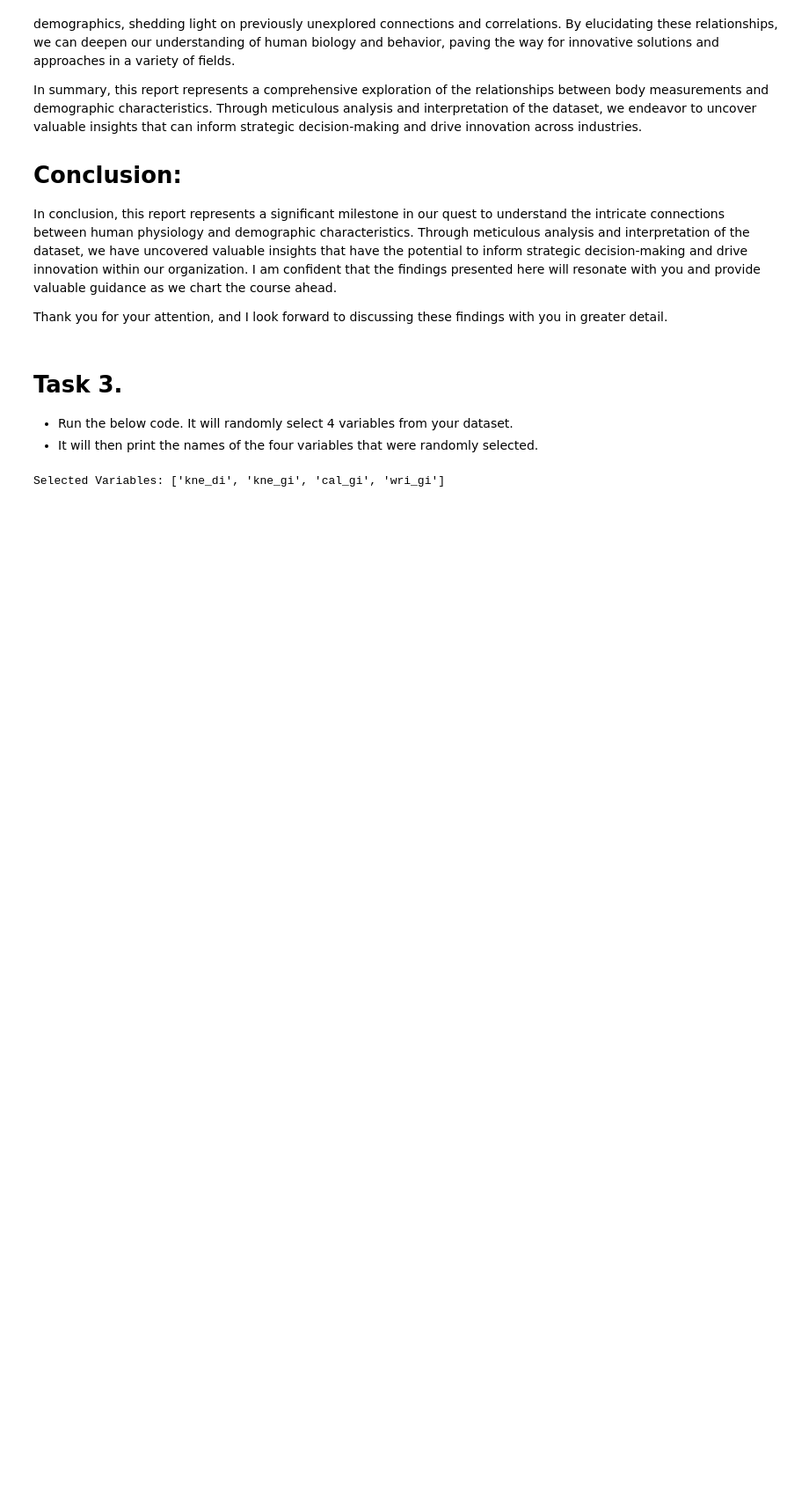
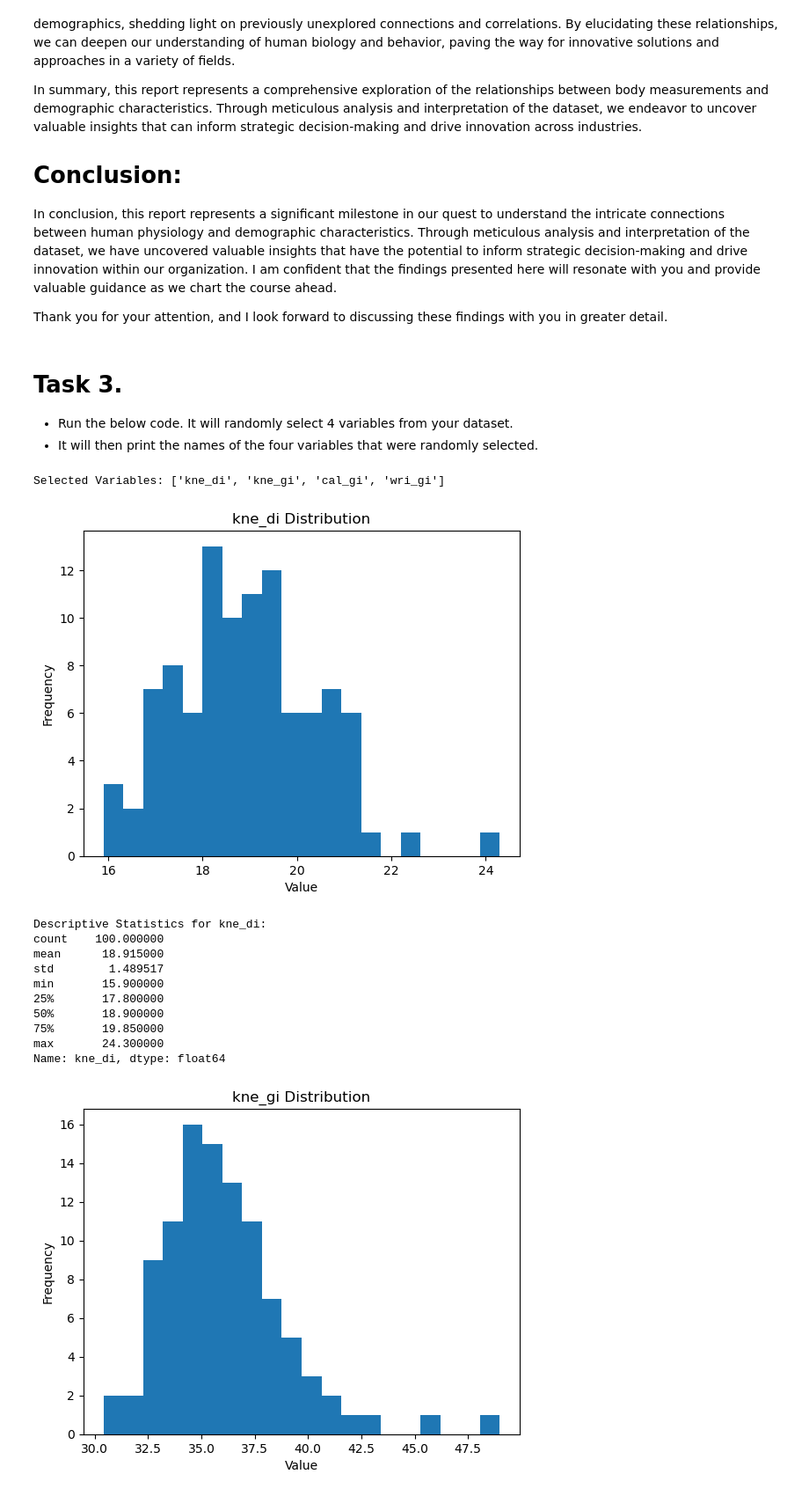
Before and after one commit to robertnesterodhiambo/robertnesterodhiambo-Data-analysis, a Jupyter notebook: colab.ipynb, the cells around one changed output. Shown at 88% size. Saved outputs shown, nothing was run; the diff lists cells and outputs as text; code cells hidden in the pictures; blank space fills up the shorter version.

Commit message:
task 3 explaining the histograms

```diff
--- a/colab.ipynb
+++ b/colab.ipynb
@@ -90,3 +90,35 @@ selected_columns = random.sample(column_titles, 4)
 print("Selected Variables:", selected_columns)
 # %% [output]
 Selected Variables: ['kne_di', 'kne_gi', 'cal_gi', 'wri_gi']
+# %%
+import matplotlib.pyplot as plt
+
+# Plot histograms for each selected column
+for col in selected_columns:
+    # Plot the histogram
+    plt.hist(df[col], bins=20)  # You can adjust the number of bins as needed
+
+    # Add title and labels
+    plt.title(f'{col} Distribution')
+    plt.xlabel('Value')
+    plt.ylabel('Frequency')
+
+    # Show plot
+    plt.show()
+
+    # Descriptive statistics
+    print(f"Descriptive Statistics for {col}:")
+    print(df[col].describe())
+# %% [output]
+[figure, added]
+Descriptive Statistics for kne_di:
+count    100.000000
+mean      18.915000
+std        1.489517
+min       15.900000
+25%       17.800000
+50%       18.900000
+75%       19.850000
+max       24.300000
+Name: kne_di, dtype: float64
+[figure, added]
```
Also changed, not shown: parts of 2 cells of this notebook.
